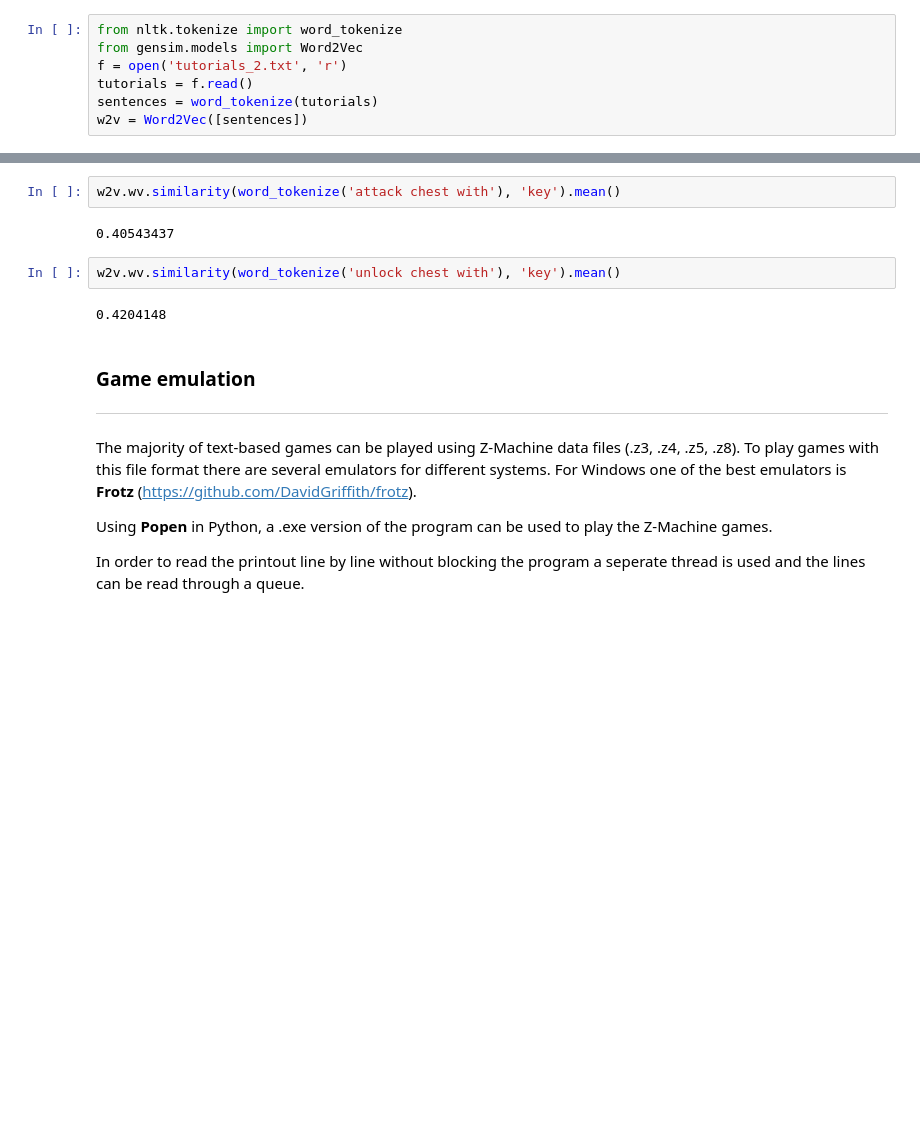
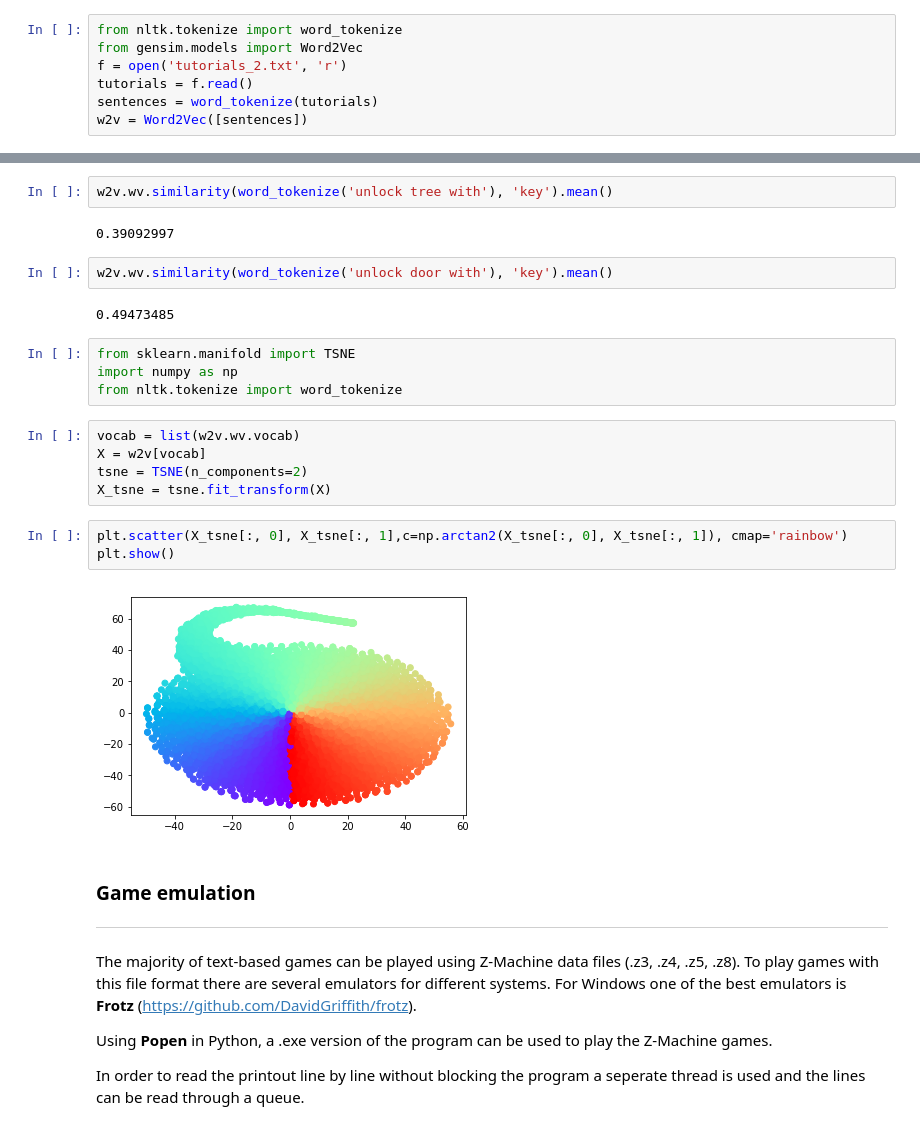
Before and after one commit to matthewsparr/Deep-Zork, a Jupyter notebook: ReadMe.ipynb, the cells around one changed output, grey strips where cells are left out. Cells and saved outputs as stored; diff of their text form; blank space fills up the shorter version.

```diff
--- a/ReadMe.ipynb
+++ b/ReadMe.ipynb
@@ -154,11 +155,25 @@ w2v.wv.similarity('open', 'chest')
 # %%
-w2v.wv.similarity(word_tokenize('attack chest with'), 'key').mean()
+w2v.wv.similarity(word_tokenize('unlock tree with'), 'key').mean()
 # %% [output]
-0.40543437
+0.39092997
 # %%
-w2v.wv.similarity(word_tokenize('unlock chest with'), 'key').mean()
+w2v.wv.similarity(word_tokenize('unlock door with'), 'key').mean()
 # %% [output]
-0.4204148
+0.49473485
+# %%
+from sklearn.manifold import TSNE
+import numpy as np
+from nltk.tokenize import word_tokenize
+# %%
+vocab = list(w2v.wv.vocab)
+X = w2v[vocab]
+tsne = TSNE(n_components=2)
+X_tsne = tsne.fit_transform(X)
+# %%
+plt.scatter(X_tsne[:, 0], X_tsne[:, 1],c=np.arctan2(X_tsne[:, 0], X_tsne[:, 1]), cmap='rainbow')
+plt.show()
+# %% [output]
+[figure, added]
 # %% [markdown]
 ### Game emulation
 ***
```
Also changed, not shown: parts of 32 cells of this notebook, 57 other files.
